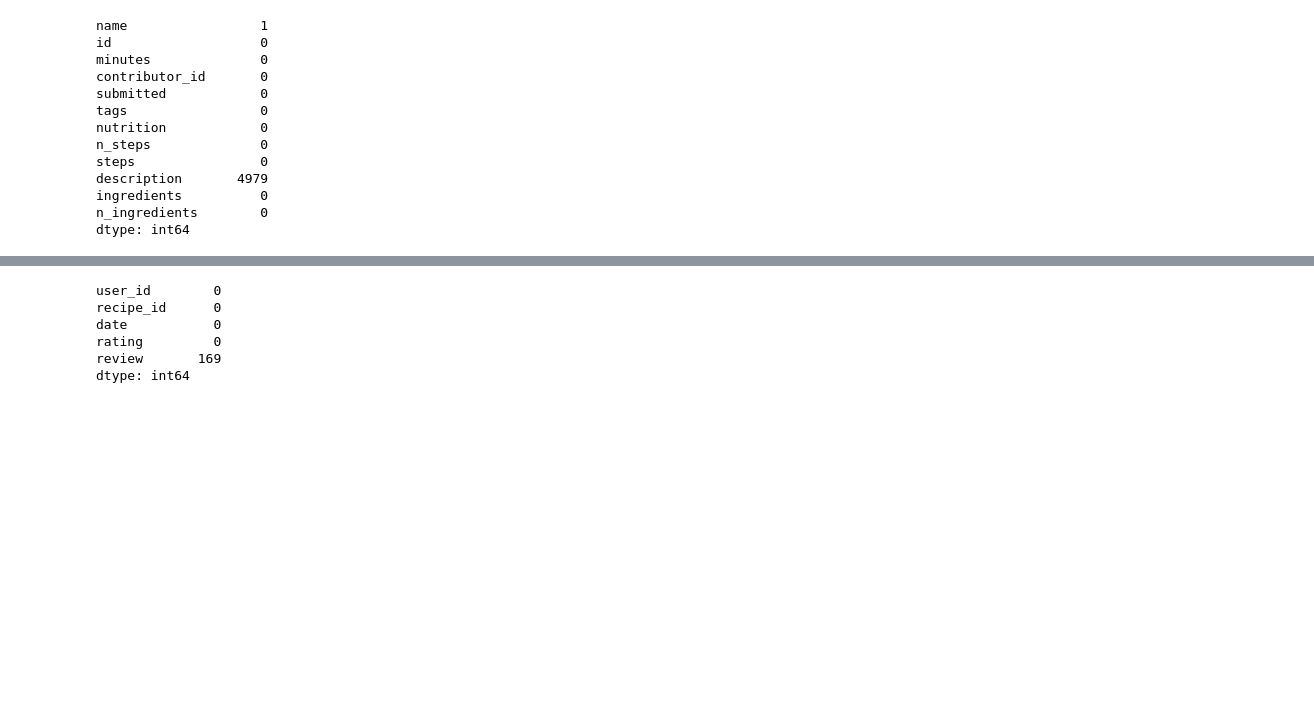
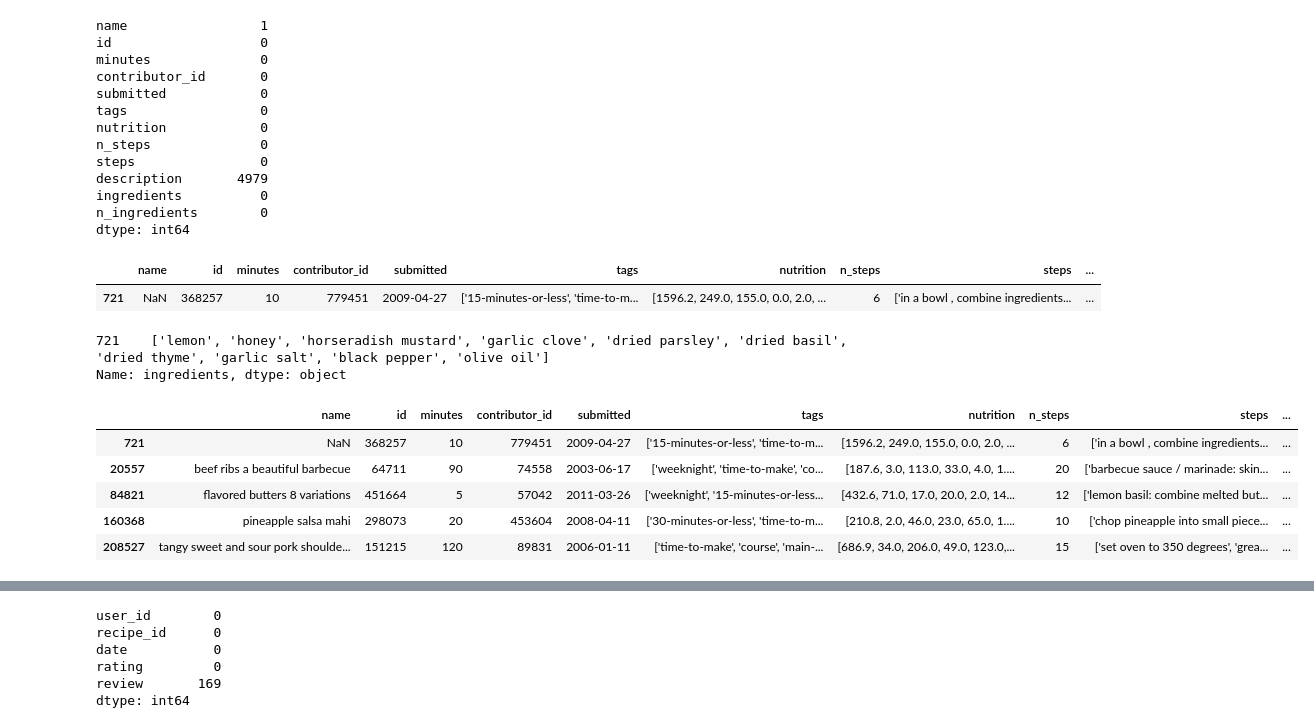
Before and after one commit to kli210/recipe_recommender_capstone, a Jupyter notebook: data_preprocessing.ipynb, the cells around one changed output, grey strips where cells are left out. Drawn from its saved outputs; the diff is of its cells as text; code cells hidden in the pictures; blank space fills up the shorter version.

```diff
--- a/data_preprocessing.ipynb
+++ b/data_preprocessing.ipynb
@@ -140,3 +180,22 @@ description       4979
 ingredients          0
 n_ingredients        0
 dtype: int64
+# %%
+raw_recipes_df[raw_recipes_df['name'].isna()]
+# %% [output]
+|  | name | id | minutes | contributor_id | submitted | tags | nutrition | n_steps | steps | ... |
+| 721 | NaN | 368257 | 10 | 779451 | 2009-04-27 | ['15-minutes-or-less', 'time-to-m... | [1596.2, 249.0, 155.0, 0.0, 2.0, ... | 6 | ['in a bowl , combine ingredients... | ... |
+# %%
+print(raw_recipes_df[raw_recipes_df['name'].isna()]['ingredients'])
+# %% [output]
+721    ['lemon', 'honey', 'horseradish mustard', 'garlic clove', 'dried parsley', 'dried basil', 'dried thyme', 'garlic salt', 'black pepper', 'olive oil']
+Name: ingredients, dtype: object
+# %%
+raw_recipes_df[raw_recipes_df['ingredients'].str.contains('horseradish') & raw_recipes_df['ingredients'].str.contains('lemon') & raw_recipes_df['ingredients'].str.contains('honey') & raw_recipes_df['ingredients'].str.contains('garlic')]
+# %% [output]
+|  | name | id | minutes | contributor_id | submitted | tags | nutrition | n_steps | steps | ... |
+| 721 | NaN | 368257 | 10 | 779451 | 2009-04-27 | ['15-minutes-or-less', 'time-to-m... | [1596.2, 249.0, 155.0, 0.0, 2.0, ... | 6 | ['in a bowl , combine ingredients... | ... |
+| 20557 | beef ribs a beautiful barbecue | 64711 | 90 | 74558 | 2003-06-17 | ['weeknight', 'time-to-make', 'co... | [187.6, 3.0, 113.0, 33.0, 4.0, 1.... | 20 | ['barbecue sauce / marinade: skin... | ... |
+| 84821 | flavored butters 8 variations | 451664 | 5 | 57042 | 2011-03-26 | ['weeknight', '15-minutes-or-less... | [432.6, 71.0, 17.0, 20.0, 2.0, 14... | 12 | ['lemon basil: combine melted but... | ... |
+| 160368 | pineapple salsa mahi | 298073 | 20 | 453604 | 2008-04-11 | ['30-minutes-or-less', 'time-to-m... | [210.8, 2.0, 46.0, 23.0, 65.0, 1.... | 10 | ['chop pineapple into small piece... | ... |
+| 208527 | tangy sweet and sour pork shoulde... | 151215 | 120 | 89831 | 2006-01-11 | ['time-to-make', 'course', 'main-... | [686.9, 34.0, 206.0, 49.0, 123.0,... | 15 | ['set oven to 350 degrees', 'grea... | ... |
```
Also changed, not shown: parts of 23 cells of this notebook.
